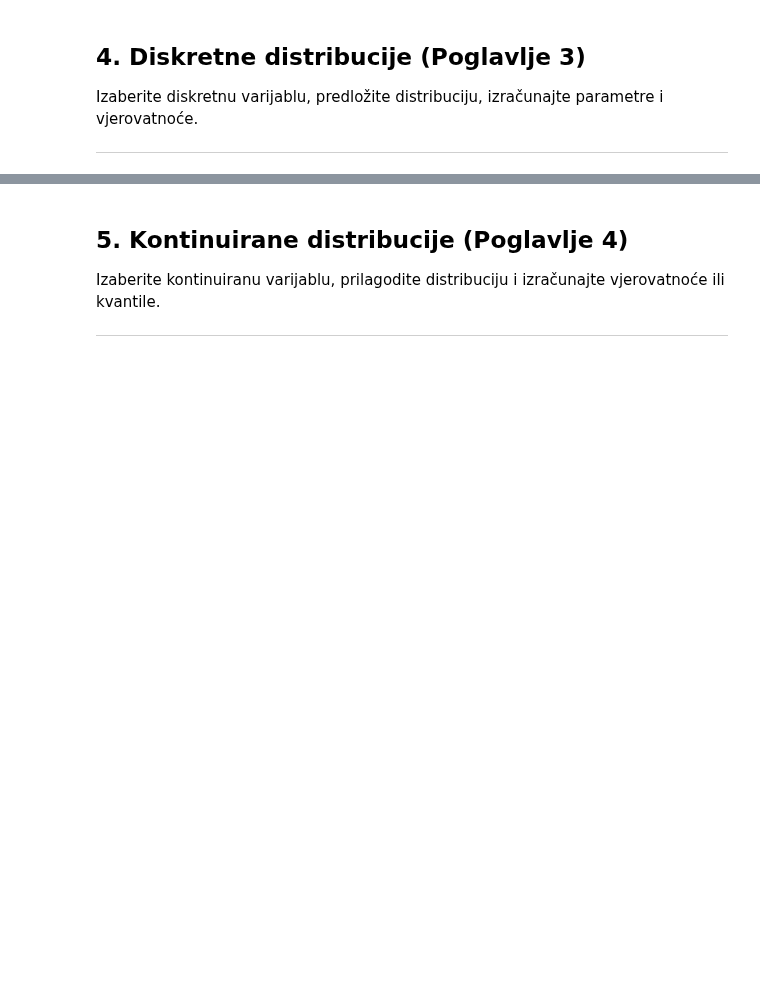
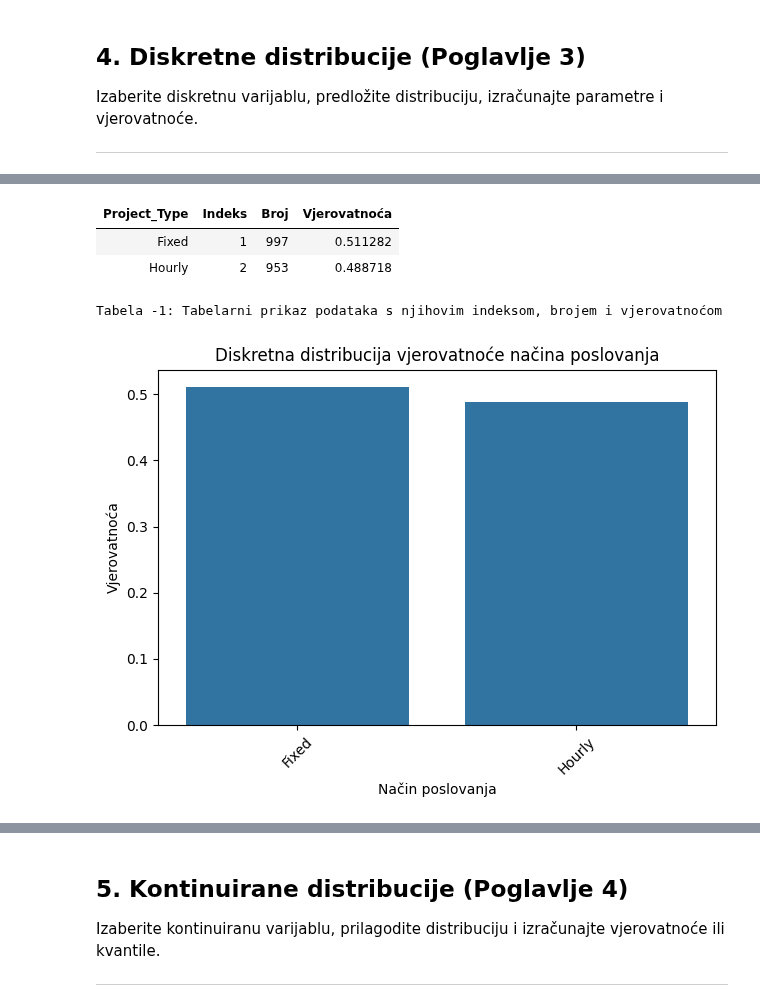
Before and after one commit to Ljut/PSAI-DSAI-datasets, a Jupyter notebook: VIS25_TIM1.ipynb, the cells around one changed output, grey strips where cells are left out. Cells and saved outputs as stored; diff of their text form; code cells hidden in the pictures; blank space fills up the shorter version.

```diff
--- a/VIS25_TIM1.ipynb
+++ b/VIS25_TIM1.ipynb
@@ -475,14 +323,0 @@ Dalje treba ispitati da li ljudi koji primaju kriptovalute kao plaću, rade #fik
-# %%
-
-# Koristim crypto_df. Što se ranije nisam sjetio da koristim dictionary sa samo kriptom?
-# Zato nisam
-pm_df = df[df['Payment_Method'] == 'Crypto']['Project_Type'].value_counts(normalize=True).reset_index()
-pm_df.columns = ['Project_Type', 'Broj']
-sns.barplot(data=pm_df, x='Project_Type', y='Broj')
-
-plt.title('Diskretna distribucija vjerovatnoće načina poslovanja')
-plt.xlabel('Način poslovanja')
-plt.ylabel('Vjerovatnoća')
-plt.xticks(rotation=45)
-plt.tight_layout()
-plt.show()
@@ -540,11 +323,0 @@ Sljedeće pitanje koliko su stručni ljudi koji naplaćuju u kriptovalutama. To
-# %%
-pm_df = df[df['Payment_Method'] == 'Crypto']['Experience_Level'].value_counts(normalize=True).reset_index()
-pm_df.columns = ['Experience_Level', 'Broj']
-sns.barplot(data=pm_df, x='Experience_Level', y='Broj')
-
-plt.title('Diskretna distribucija vjerovatnoće nivoa ekspertnosti')
-plt.xlabel('Nivo ekspertnosti')
-plt.ylabel('Vjerovatnoća')
-plt.xticks(rotation=45)
-plt.tight_layout()
-plt.show()
@@ -574,0 +443,20 @@ Iz heatmape možemo vidjeti da je praktično jednak broj eksperata i početnika
+# %%
+ispisi_tabelu(
+    df,
+    kolona='Project_Type',
+    naziv_tabele='Tabelarni prikaz podataka s njihovim indeksom, brojem i vjerovatnoćom',
+    indeksiraj=True
+    )
+nacrtaj_bar_plota(
+    df,
+    kolona="Project_Type",
+    title='Diskretna distribucija vjerovatnoće načina poslovanja',
+    xlabel='Način poslovanja',
+    ylabel='Vjerovatnoća'
+    )
+# %% [output]
+| Project_Type | Indeks | Broj | Vjerovatnoća |
+| Fixed | 1 | 997 | 0.511282 |
+| Hourly | 2 | 953 | 0.488718 |
+Tabela -1: Tabelarni prikaz podataka s njihovim indeksom, brojem i vjerovatnoćom
+[figure, added]
```
Also changed, not shown: parts of 42 cells of this notebook.
